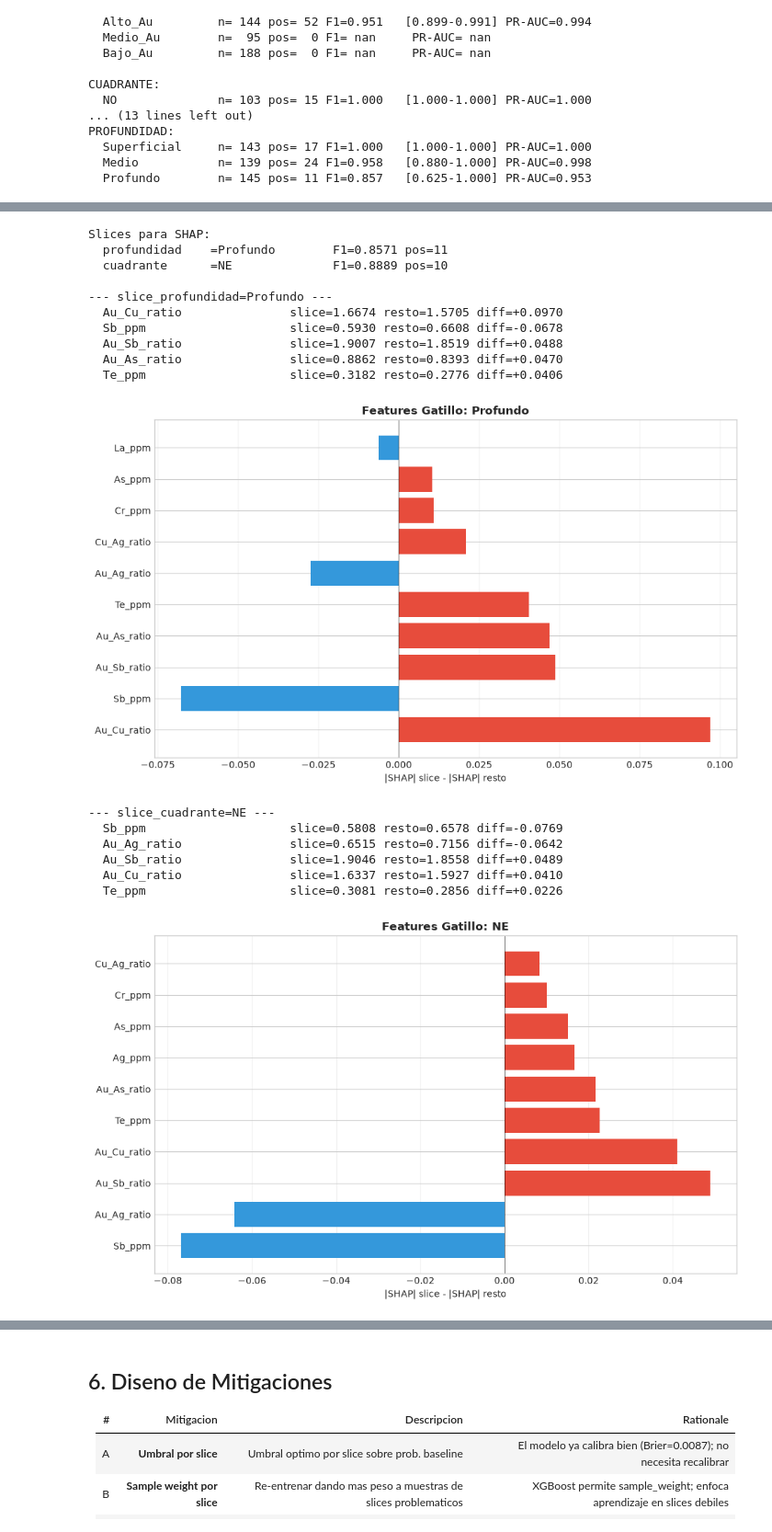
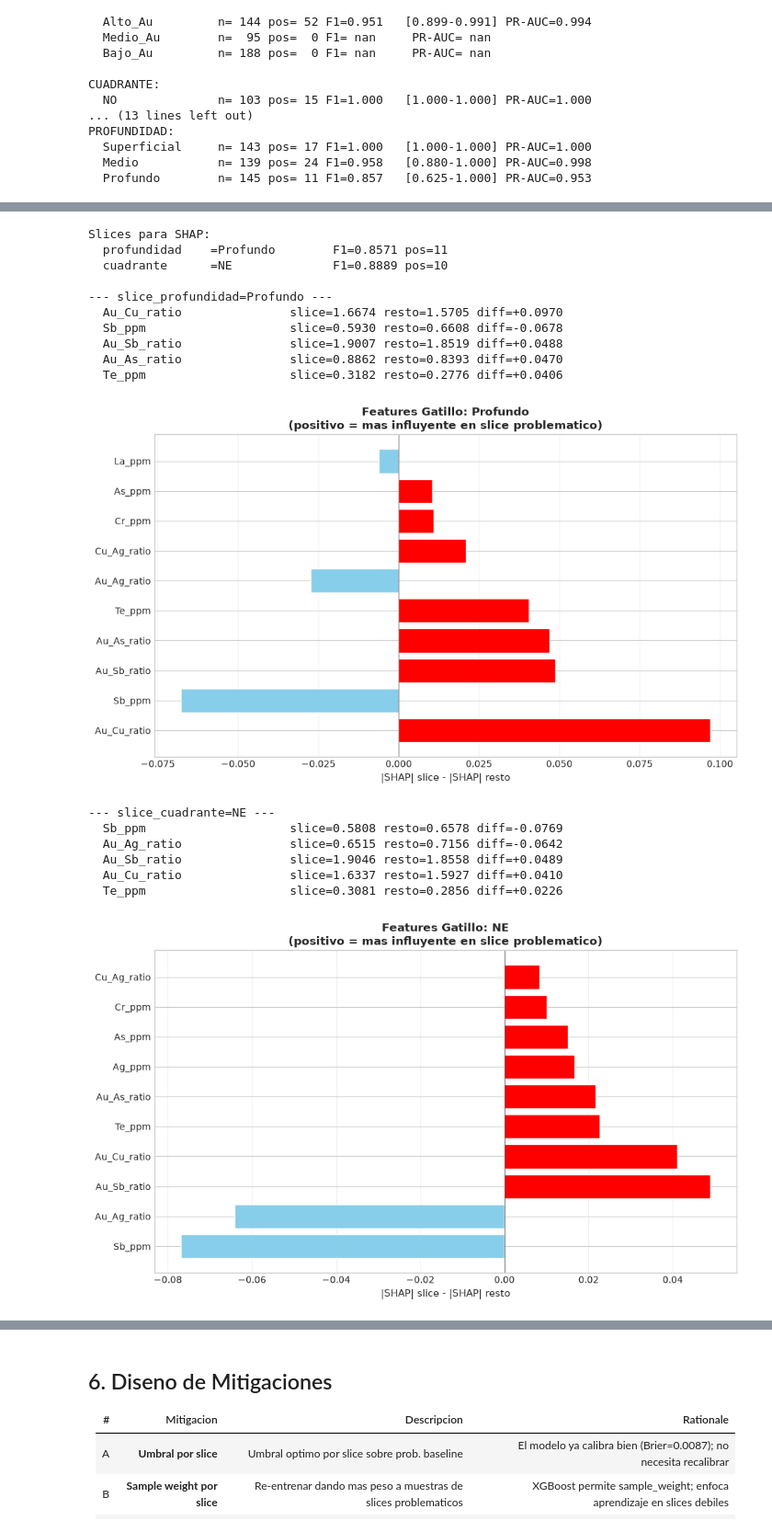
Before and after one commit to Fernando-Huaman/proyecto-zona-interes-Au, a Jupyter notebook: notebooks/sprint4.ipynb, the cells around one changed output, grey strips where cells are left out. Shown at 92% size. Drawn from its saved outputs; the diff is of its cells as text; code cells hidden in the pictures.

```diff
--- a/notebooks/sprint4.ipynb
+++ b/notebooks/sprint4.ipynb
@@ -112,8 +137,8 @@ baseline_metrics = {
 }
 
 print('=== BASELINE ===')
-for k, v in baseline_metrics.items(): print(f'  {k:12}: {v:.4f}')
-print(f'Confusion: {confusion_matrix(y_test, y_pred_baseline).tolist()}')
+for k, v in baseline_metrics.items():
+    print(f'  {k:12}: {v:.4f}')
 # %% [output]
 === BASELINE ===
   Accuracy    : 0.9883
@@ -126,0 +153,17 @@ Confusion: [[373, 2], [3, 49]]
+# %%
+# ============================================================
+# MATRIZ DE CONFUSION - BASELINE
+# ============================================================
+fig, ax = plt.subplots(figsize=(8, 6))
+cm = confusion_matrix(y_test, y_pred_baseline)
+sns.heatmap(cm, annot=True, fmt='d', cmap='Blues', ax=ax,
+            xticklabels=['No Mineral', 'Mineral'],
+            yticklabels=['No Mineral', 'Mineral'],
+            linewidths=2, linecolor='white', annot_kws={'size': 16, 'weight': 'bold'})
+ax.set_title('Matriz de Confusion - Modelo Baseline\n(XGBoost Optuna)', fontsize=14, fontweight='bold', pad=15)
+ax.set_ylabel('Clase Real', fontsize=12); ax.set_xlabel('Clase Predicha', fontsize=12)
+
+plt.tight_layout()
+plt.savefig(f'{OUTPUT_DIR}/figs/matriz_confusion_baseline.png', dpi=300, bbox_inches='tight')
+plt.show()
+print(f'Guardado: {OUTPUT_DIR}/figs/matriz_confusion_baseline.png')
@@ -132,7 +189,7 @@ Definimos 6 slices relevantes para datos geoquimicos. Regla: n >= 20 para conclu
 # ============================================================
 # DEFINICION DE SLICES
 # ============================================================
-df_test_orig = pd.read_csv("/workspaces/proyecto-zona-interes-Au/data/interim/data_prueba.csv")
+df_test_orig = pd.read_csv("../data/interim/data_prueba.csv")
 
 X_test_full = X_test.copy()
 X_test_full['target_Au'] = y_test.values
@@ -476,36 +550,36 @@ for _, row in top2.iterrows():
     tdx = np.argsort(np.abs(diff))[-10:][::-1]
 
     print(f"\n--- {sc}={cat} ---")
     for i in tdx[:5]:
         print(f"  {features[i]:25} slice={ms[i]:.4f} resto={mr[i]:.4f} diff={diff[i]:+.4f}")
 
     fig, ax = plt.subplots(figsize=(10, 6))
     fn = [features[i] for i in tdx]; vl = diff[tdx]
-    ax.barh(range(len(vl)), vl, color=['#e74c3c' if v > 0 else '#3498db' for v in vl])
+    ax.barh(range(len(vl)), vl, color=['red' if v > 0 else 'skyblue' for v in vl], edgecolor='white')
     ax.set_yticks(range(len(vl))); ax.set_yticklabels(fn)
-    ax.set_xlabel('|SHAP| slice - |SHAP| resto')
-    ax.set_title(f'Features Gatillo: {cat}', fontweight='bold')
+    ax.set_xlabel('|SHAP| slice - |SHAP| resto', fontsize=11)
+    ax.set_title(f'Features Gatillo: {cat}\n(positivo = mas influyente en slice problematico)', fontweight='bold', fontsize=12)
     ax.axvline(0, color='k', lw=0.5); ax.grid(axis='x', alpha=0.3)
     plt.tight_layout()
     plt.savefig(f"{OUTPUT_DIR}/figs/shap_diff_{cat}.png", dpi=300, bbox_inches='tight')
     plt.show()
 # %% [output]
 Slices para SHAP:
   profundidad    =Profundo        F1=0.8571 pos=11
   cuadrante      =NE              F1=0.8889 pos=10
 
 --- slice_profundidad=Profundo ---
   Au_Cu_ratio               slice=1.6674 resto=1.5705 diff=+0.0970
   Sb_ppm                    slice=0.5930 resto=0.6608 diff=-0.0678
   Au_Sb_ratio               slice=1.9007 resto=1.8519 diff=+0.0488
   Au_As_ratio               slice=0.8862 resto=0.8393 diff=+0.0470
   Te_ppm                    slice=0.3182 resto=0.2776 diff=+0.0406
-[figure, old version]
+[figure, new version]
 --- slice_cuadrante=NE ---
   Sb_ppm                    slice=0.5808 resto=0.6578 diff=-0.0769
   Au_Ag_ratio               slice=0.6515 resto=0.7156 diff=-0.0642
   Au_Sb_ratio               slice=1.9046 resto=1.8558 diff=+0.0489
   Au_Cu_ratio               slice=1.6337 resto=1.5927 diff=+0.0410
   Te_ppm                    slice=0.3081 resto=0.2856 diff=+0.0226
-[figure, old version]
+[figure, new version]
 # %% [markdown]
```
Also changed, not shown: parts of 24 cells of this notebook, 5 other files.
